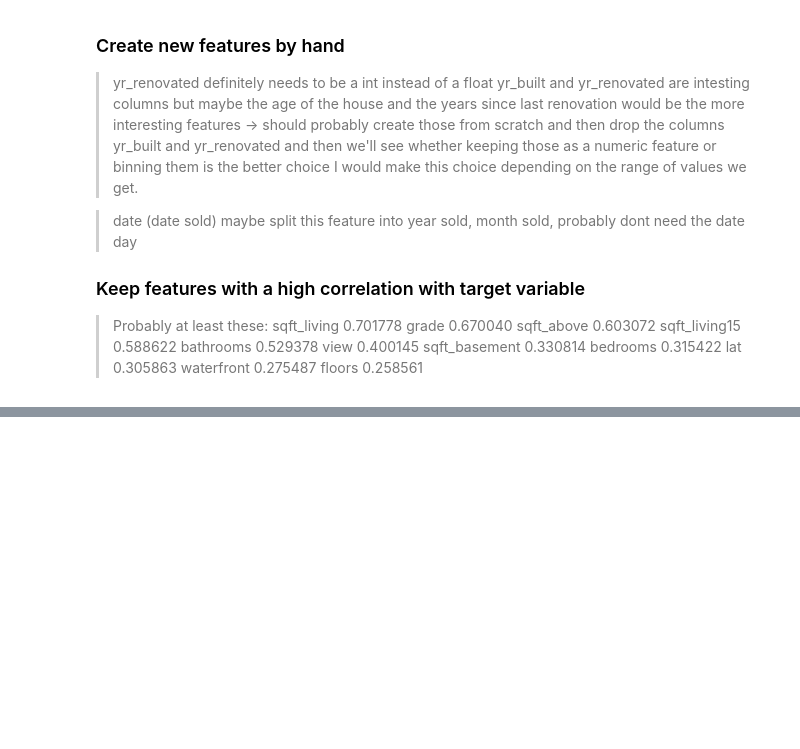
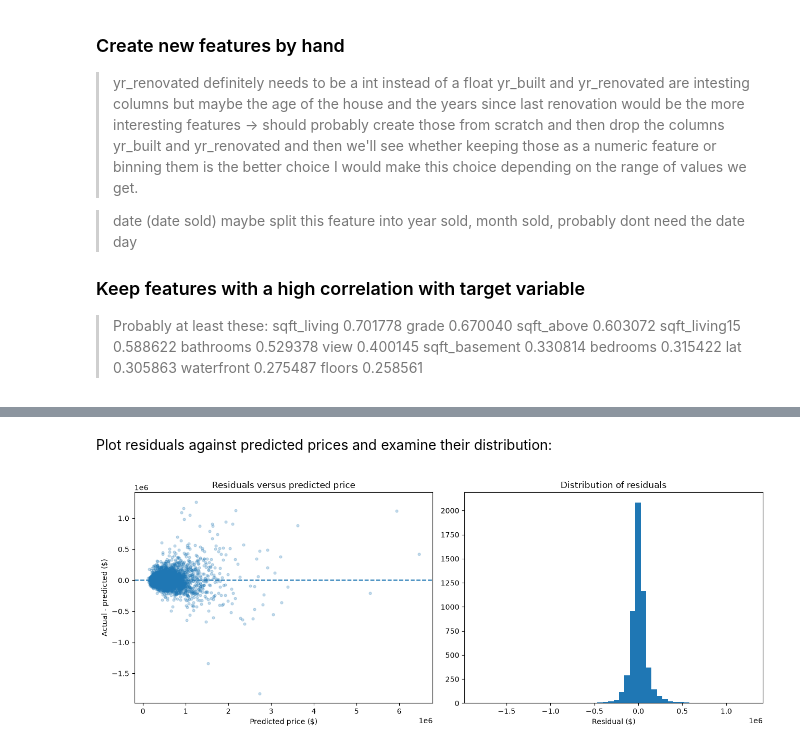
Before and after one commit to EvaMerk/amle-project-king-county, a Jupyter notebook: 02_king_county_project.ipynb, the cells around one changed output, grey strips where cells are left out. Saved outputs shown, nothing was run; the diff lists cells and outputs as text; code cells hidden in the pictures; blank space fills up the shorter version.

```diff
--- a/02_king_county_project.ipynb
+++ b/02_king_county_project.ipynb
@@ -158,0 +493,7 @@ X_train.shape, X_test.shape, y_train.shape, y_test.shape
+# %%
+test_fe = engineer_features(df_test)
+
+X_test = test_fe.drop(columns="price")
+X_test = X_test.reindex(columns=X_train.columns)
+
+y_test = df_test["price"].astype(float)
@@ -158,0 +610,34 @@ X_train.shape, X_test.shape, y_train.shape, y_test.shape
+# %%
+best_test_pred = predict_dollars(best_model, X_test)
+
+residual_df = df_test.copy()
+
+residual_df["predicted_price"] = best_test_pred
+residual_df["residual"] = (
+    residual_df["price"] - residual_df["predicted_price"]
+)
+residual_df["absolute_error"] = residual_df["residual"].abs()
+# %% [markdown]
+Plot residuals against predicted prices and examine their distribution:
+# %%
+fig, axes = plt.subplots(1, 2, figsize=(13, 5))
+
+axes[0].scatter(
+    best_test_pred,
+    residual_df["residual"],
+    alpha=0.25,
+    s=12
+)
+axes[0].axhline(0, linestyle="--")
+axes[0].set_xlabel("Predicted price ($)")
+axes[0].set_ylabel("Actual - predicted ($)")
+axes[0].set_title("Residuals versus predicted price")
+
+axes[1].hist(residual_df["residual"], bins=50)
+axes[1].set_xlabel("Residual ($)")
+axes[1].set_title("Distribution of residuals")
+
+plt.tight_layout()
+plt.show()
+# %% [output]
+[figure, added]
```
Also changed, not shown: parts of 35 cells of this notebook.
